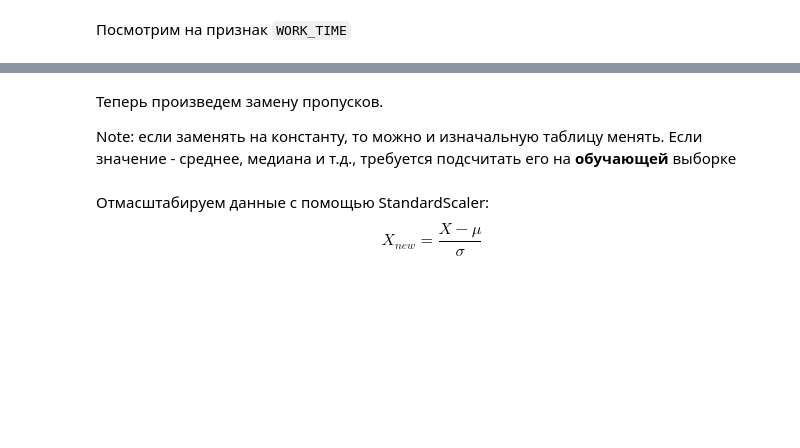
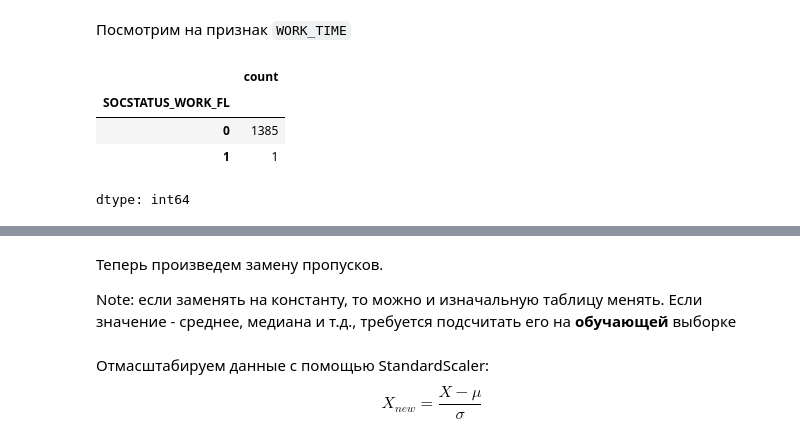
Before and after one commit to hse-ds/ml-hse-nes, a Jupyter notebook: 2024/seminars/seminar05/seminar05_quality_sol.ipynb, the cells around one changed output, grey strips where cells are left out. Drawn from its saved outputs; the diff is of its cells as text; code cells hidden in the pictures; blank space fills up the shorter version.

```diff
--- a/2024/seminars/seminar05/seminar05_quality_sol.ipynb
+++ b/2024/seminars/seminar05/seminar05_quality_sol.ipynb
@@ -143,0 +220,10 @@ data_num.isna().sum().sort_values(ascending=False)
+# %%
+##Ответ: WORK_TIME - сколько работает на текущей работе. предположение - если не работает, то пропуск. Замена на 0
+#Если nan, то у большинства людей будет статус безработного (и, возможно, есть 1 ошибка-пропуск)
+data_num[data_num['WORK_TIME'].isna()]['SOCSTATUS_WORK_FL'].value_counts()
+# %% [output]
+|  | count |
+| SOCSTATUS_WORK_FL |  |
+| 0 | 1385 |
+| 1 | 1 |
+dtype: int64
```
Also changed, not shown: parts of 31 cells of this notebook.
